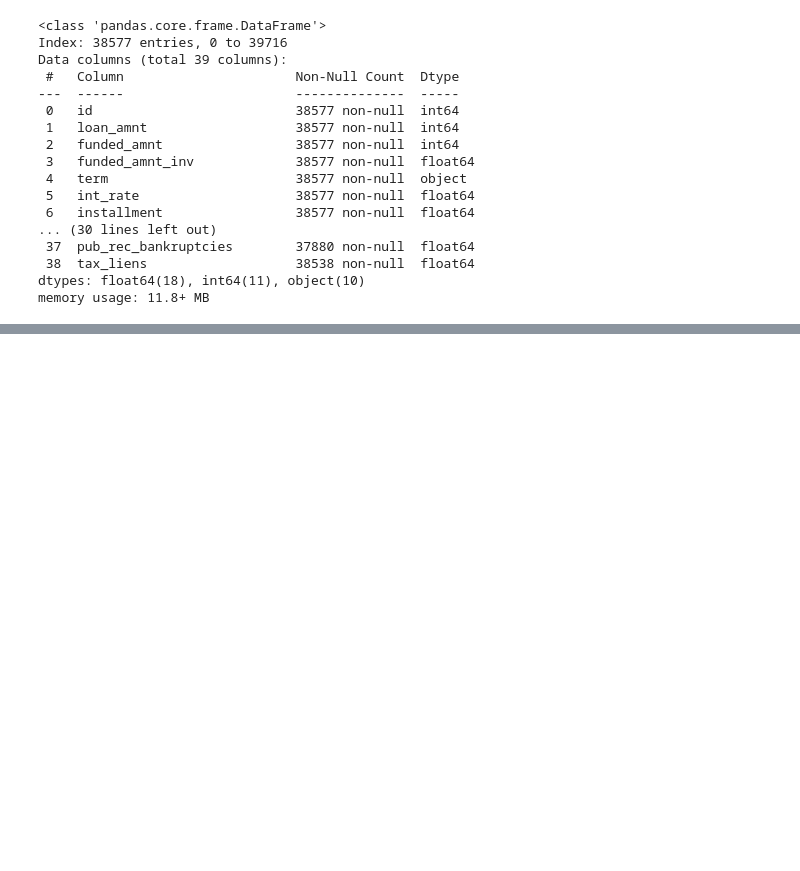
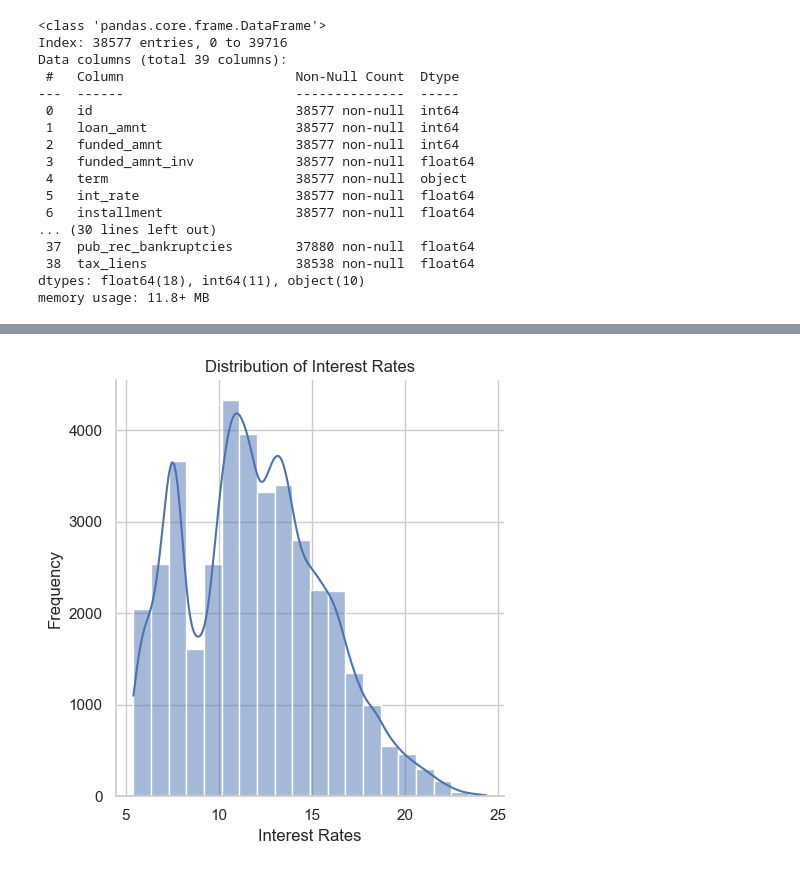
Before and after one commit to sowmilydutta/Lending_Club_Case_Study, a Jupyter notebook: Sowmily_Dutta_Case_study.ipynb, the cells around one changed output, grey strips where cells are left out. Drawn from its saved outputs; the diff is of its cells as text; code cells hidden in the pictures; blank space fills up the shorter version.

```diff
--- a/Sowmily_Dutta_Case_study.ipynb
+++ b/Sowmily_Dutta_Case_study.ipynb
@@ -151,0 +185,9 @@ memory usage: 11.8+ MB
+# %%
+# Plot the distribution of interest rates
+sns.displot(df_cleaned["int_rate"], bins=20, kde=True)
+plt.title("Distribution of Interest Rates")
+plt.xlabel('Interest Rates')
+plt.ylabel('Frequency')
+plt.show()
+# %% [output]
+[figure, added]
```
Also changed, not shown: parts of 10 cells of this notebook.
